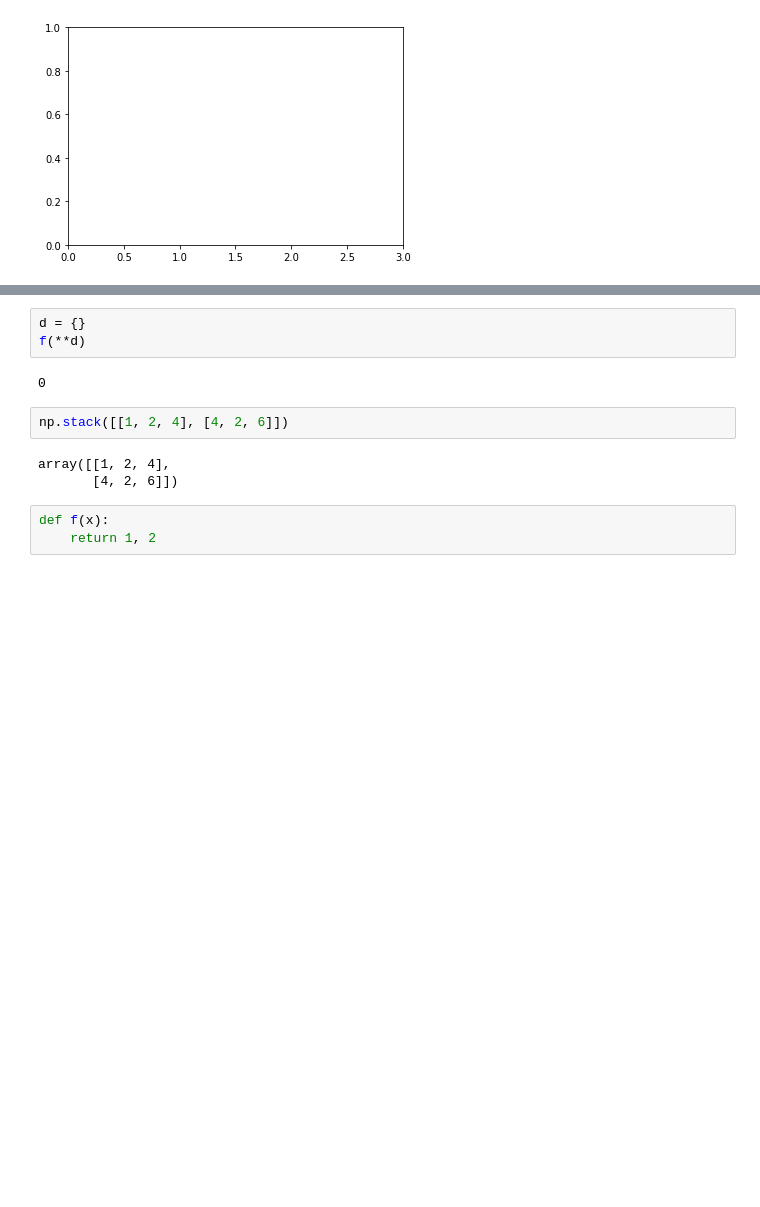
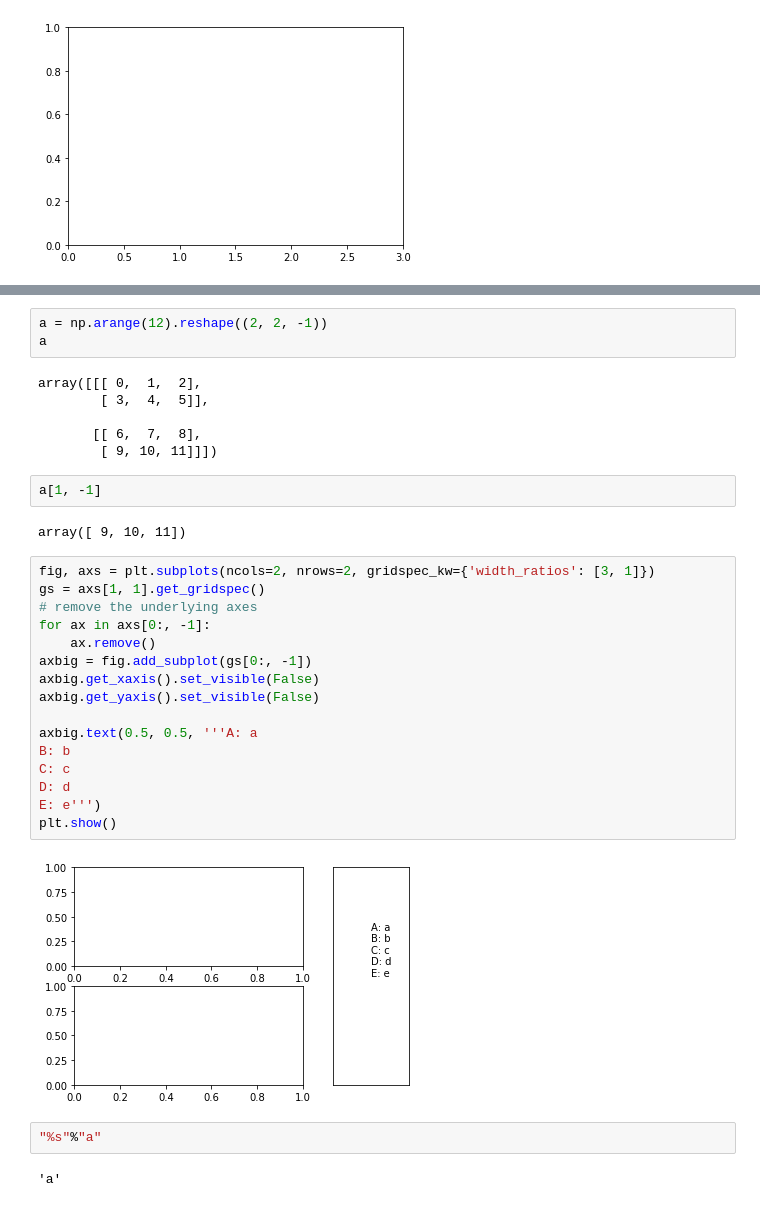
Before and after one commit to hnt4499/latex-gen, a Jupyter notebook: experiment.ipynb, the cells around one changed output, grey strips where cells are left out. Cells and saved outputs as stored; diff of their text form; blank space fills up the shorter version.

```diff
--- a/experiment.ipynb
+++ b/experiment.ipynb
@@ -178,13 +142,35 @@ def f(x=0):
-# %%
-d = {}
-f(**d)
-# %% [output]
-0
-# %%
-np.stack([[1, 2, 4], [4, 2, 6]])
-# %% [output]
-array([[1, 2, 4],
-       [4, 2, 6]])
-# %%
-def f(x):
-    return 1, 2
+# %%
+a = np.arange(12).reshape((2, 2, -1))
+a
+# %% [output]
+array([[[ 0,  1,  2],
+        [ 3,  4,  5]],
+
+       [[ 6,  7,  8],
+        [ 9, 10, 11]]])
+# %%
+a[1, -1]
+# %% [output]
+array([ 9, 10, 11])
+# %%
+fig, axs = plt.subplots(ncols=2, nrows=2, gridspec_kw={'width_ratios': [3, 1]})
+gs = axs[1, 1].get_gridspec()
+# remove the underlying axes
+for ax in axs[0:, -1]:
+    ax.remove()
+axbig = fig.add_subplot(gs[0:, -1])
+axbig.get_xaxis().set_visible(False)
+axbig.get_yaxis().set_visible(False)
+
+axbig.text(0.5, 0.5, '''A: a
+B: b
+C: c
+D: d
+E: e''')
+plt.show()
+# %% [output]
+[figure, added]
+# %%
+"%s"%"a"
+# %% [output]
+'a'
```
Also changed, not shown: parts of 8 cells of this notebook.
